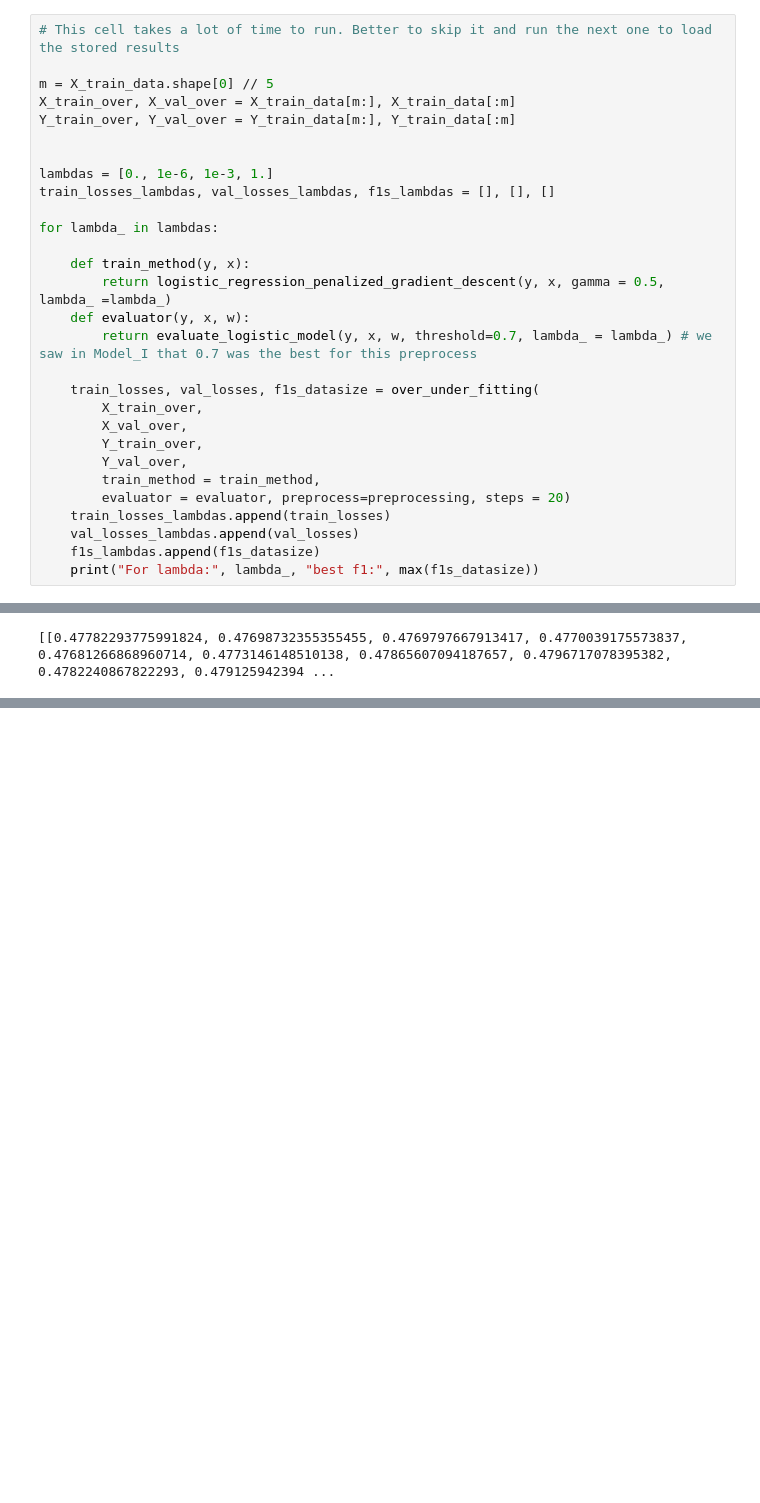
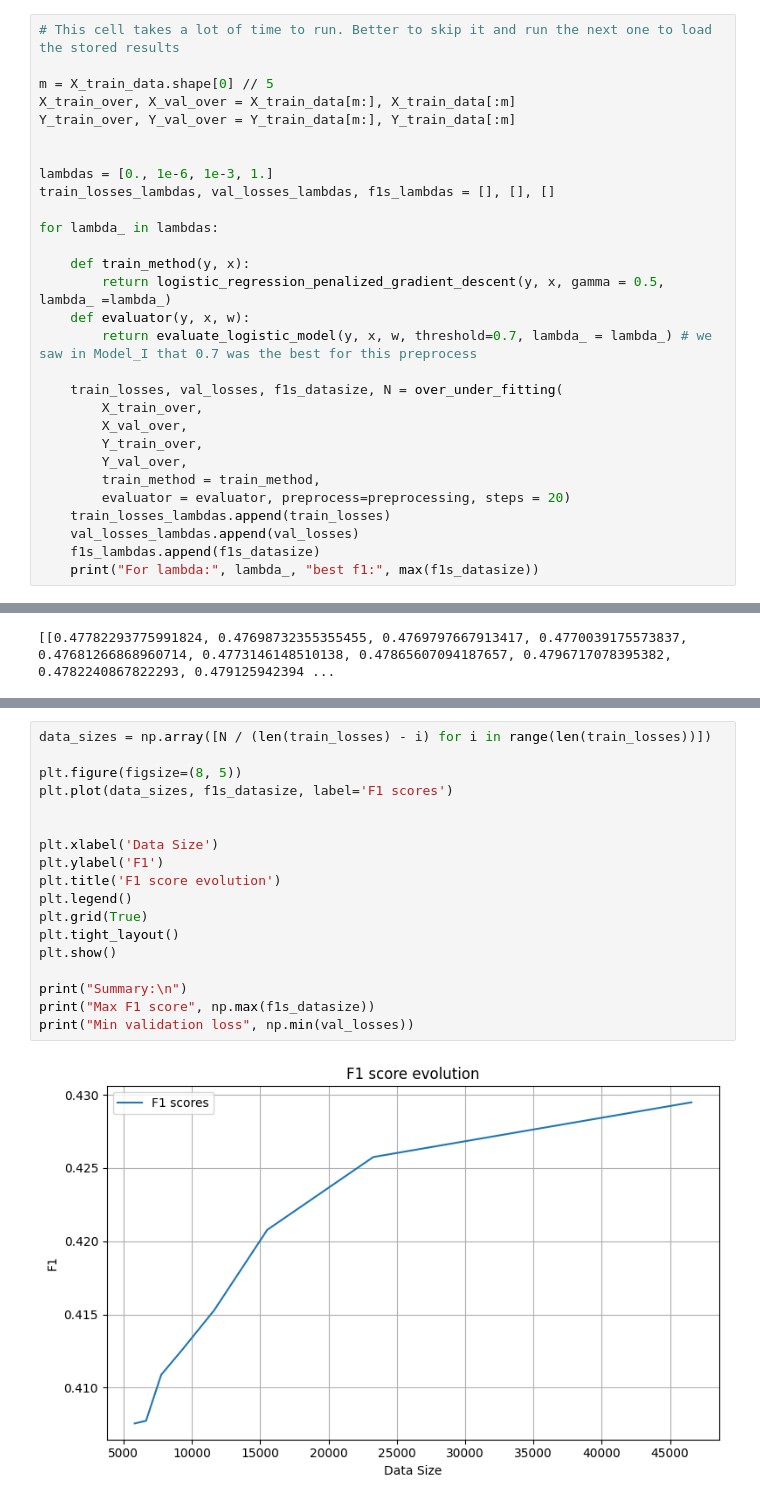
Before and after one commit to CyriacGregoire/ML_proj1, a Jupyter notebook: project1/Model_II.ipynb, the cells around one changed output, grey strips where cells are left out. Drawn from its saved outputs; the diff is of its cells as text; blank space fills up the shorter version.

```diff
--- a/project1/Model_II.ipynb
+++ b/project1/Model_II.ipynb
@@ -82,7 +82,7 @@ for lambda_ in lambdas:
     def evaluator(y, x, w):
         return evaluate_logistic_model(y, x, w, threshold=0.7, lambda_ = lambda_) # we saw in Model_I that 0.7 was the best for this preprocess
 
-    train_losses, val_losses, f1s_datasize = over_under_fitting(
+    train_losses, val_losses, f1s_datasize, N = over_under_fitting(
         X_train_over,
         X_val_over,
         Y_train_over,
@@ -194,0 +411,20 @@ For lambda 1.0 best F1 score: 0.09969056908381495 in iteration 14583.77777777777
+# %%
+data_sizes = np.array([N / (len(train_losses) - i) for i in range(len(train_losses))])
+
+plt.figure(figsize=(8, 5))
+plt.plot(data_sizes, f1s_datasize, label='F1 scores')
+
+
+plt.xlabel('Data Size')
+plt.ylabel('F1')
+plt.title('F1 score evolution')
+plt.legend()
+plt.grid(True)
+plt.tight_layout()
+plt.show()
+
+print("Summary:\n")
+print("Max F1 score", np.max(f1s_datasize))
+print("Min validation loss", np.min(val_losses))
+# %% [output]
+[figure, added]
```
Also changed, not shown: parts of 49 cells of this notebook, 4 other files.
